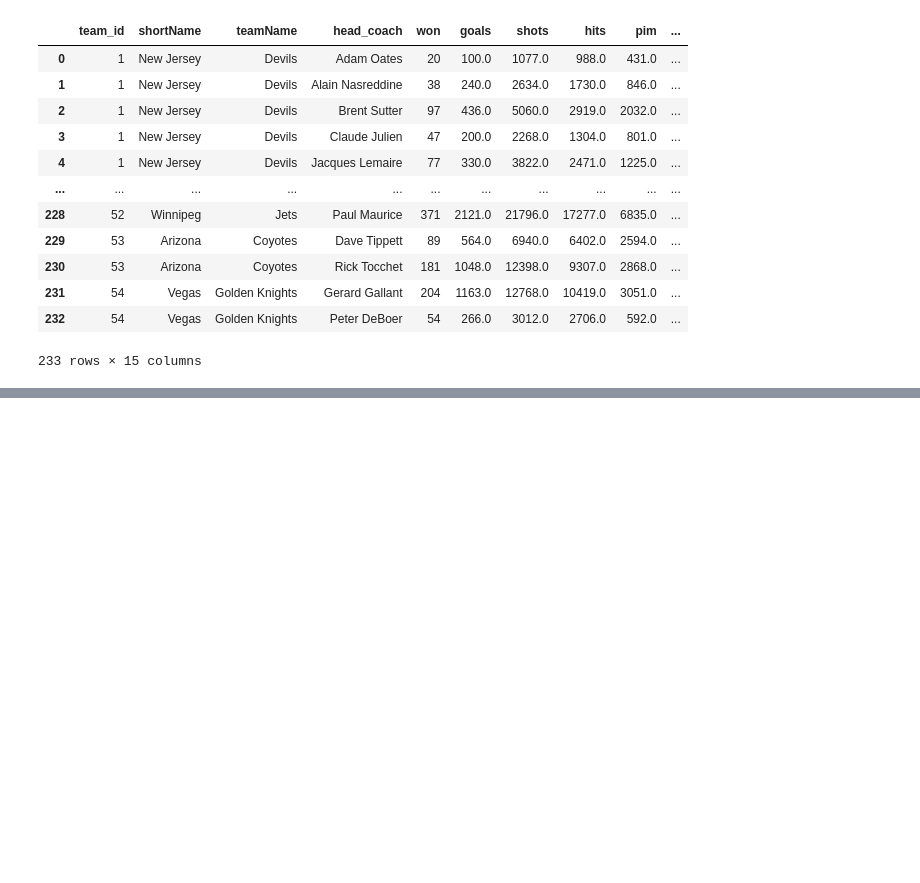
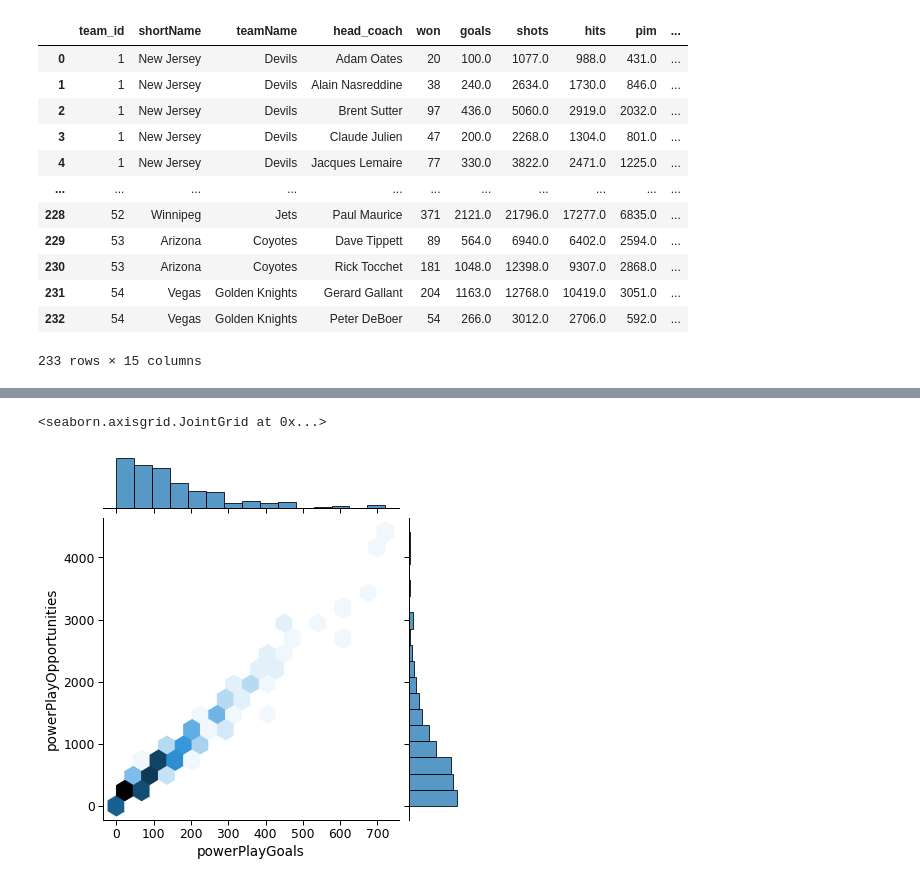
Before and after one commit to data301-2021-summer2/project-group39-project, a Jupyter notebook: analysis/Keatin/CoachesCleanUp.ipynb, the cells around one changed output, grey strips where cells are left out. Saved outputs shown, nothing was run; the diff lists cells and outputs as text; code cells hidden in the pictures; blank space fills up the shorter version.

```diff
--- a/analysis/Keatin/CoachesCleanUp.ipynb
+++ b/analysis/Keatin/CoachesCleanUp.ipynb
@@ -74,0 +87,5 @@ q
+# %%
+sns.jointplot(x='powerPlayGoals', y='powerPlayOpportunities', data=q,kind='hex')
+# %% [output]
+<seaborn.axisgrid.JointGrid at 0x...>
+[figure, added]
```
Also changed, not shown: parts of 7 cells of this notebook, 1 other file.
